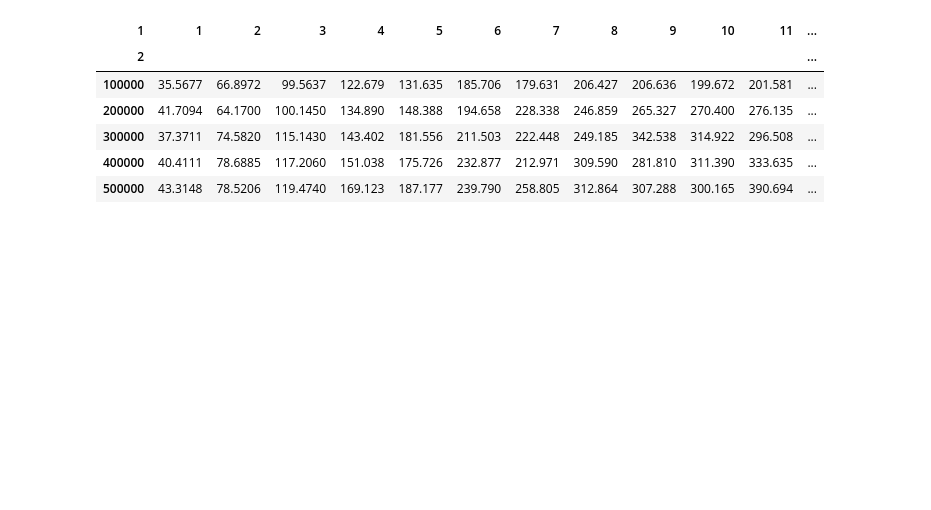
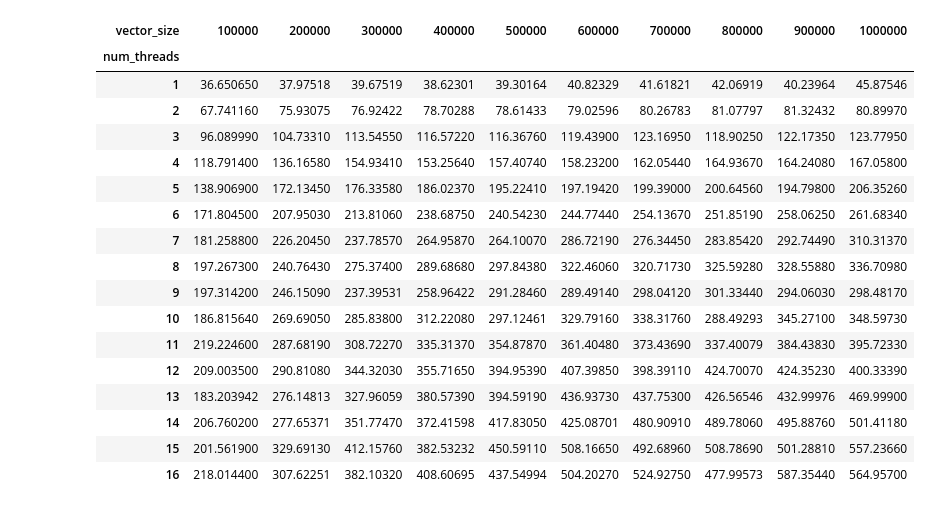
Before and after one commit to tianyi93/hpxMP_performance, a Jupyter notebook: tiny_bench/scripts/plot.ipynb, the cells around one changed output. Drawn from its saved outputs; the diff is of its cells as text; code cells hidden in the pictures; blank space fills up the shorter version.

```diff
--- a/tiny_bench/scripts/plot.ipynb
+++ b/tiny_bench/scripts/plot.ipynb
@@ -48,12 +59,23 @@ hpxmp_1_2.head()
-# %%
-hpxmp_1_2.pivot(2,1,0).head()
-# %% [output]
-| 1 | 1 | 2 | 3 | 4 | 5 | 6 | 7 | 8 | 9 | 10 | 11 | ... |
-| 2 |  |  |  |  |  |  |  |  |  |  |  | ... |
-| 100000 | 35.5677 | 66.8972 | 99.5637 | 122.679 | 131.635 | 185.706 | 179.631 | 206.427 | 206.636 | 199.672 | 201.581 | ... |
-| 200000 | 41.7094 | 64.1700 | 100.1450 | 134.890 | 148.388 | 194.658 | 228.338 | 246.859 | 265.327 | 270.400 | 276.135 | ... |
-| 300000 | 37.3711 | 74.5820 | 115.1430 | 143.402 | 181.556 | 211.503 | 222.448 | 249.185 | 342.538 | 314.922 | 296.508 | ... |
-| 400000 | 40.4111 | 78.6885 | 117.2060 | 151.038 | 175.726 | 232.877 | 212.971 | 309.590 | 281.810 | 311.390 | 333.635 | ... |
-| 500000 | 43.3148 | 78.5206 | 119.4740 | 169.123 | 187.177 | 239.790 | 258.805 | 312.864 | 307.288 | 300.165 | 390.694 | ... |
+# %%
+hpxmp_1_2.pivot('num_threads','vector_size','mfc/s').head(16)
+# %% [output]
+| vector_size | 100000 | 200000 | 300000 | 400000 | 500000 | 600000 | 700000 | 800000 | 900000 | 1000000 |
+| num_threads |  |  |  |  |  |  |  |  |  |  |
+| 1 | 36.650650 | 37.97518 | 39.67519 | 38.62301 | 39.30164 | 40.82329 | 41.61821 | 42.06919 | 40.23964 | 45.87546 |
+| 2 | 67.741160 | 75.93075 | 76.92422 | 78.70288 | 78.61433 | 79.02596 | 80.26783 | 81.07797 | 81.32432 | 80.89970 |
+| 3 | 96.089990 | 104.73310 | 113.54550 | 116.57220 | 116.36760 | 119.43900 | 123.16950 | 118.90250 | 122.17350 | 123.77950 |
+| 4 | 118.791400 | 136.16580 | 154.93410 | 153.25640 | 157.40740 | 158.23200 | 162.05440 | 164.93670 | 164.24080 | 167.05800 |
+| 5 | 138.906900 | 172.13450 | 176.33580 | 186.02370 | 195.22410 | 197.19420 | 199.39000 | 200.64560 | 194.79800 | 206.35260 |
+| 6 | 171.804500 | 207.95030 | 213.81060 | 238.68750 | 240.54230 | 244.77440 | 254.13670 | 251.85190 | 258.06250 | 261.68340 |
+| 7 | 181.258800 | 226.20450 | 237.78570 | 264.95870 | 264.10070 | 286.72190 | 276.34450 | 283.85420 | 292.74490 | 310.31370 |
+| 8 | 197.267300 | 240.76430 | 275.37400 | 289.68680 | 297.84380 | 322.46060 | 320.71730 | 325.59280 | 328.55880 | 336.70980 |
+| 9 | 197.314200 | 246.15090 | 237.39531 | 258.96422 | 291.28460 | 289.49140 | 298.04120 | 301.33440 | 294.06030 | 298.48170 |
+| 10 | 186.815640 | 269.69050 | 285.83800 | 312.22080 | 297.12461 | 329.79160 | 338.31760 | 288.49293 | 345.27100 | 348.59730 |
+| 11 | 219.224600 | 287.68190 | 308.72270 | 335.31370 | 354.87870 | 361.40480 | 373.43690 | 337.40079 | 384.43830 | 395.72330 |
+| 12 | 209.003500 | 290.81080 | 344.32030 | 355.71650 | 394.95390 | 407.39850 | 398.39110 | 424.70070 | 424.35230 | 400.33390 |
+| 13 | 183.203942 | 276.14813 | 327.96059 | 380.57390 | 394.59190 | 436.93730 | 437.75300 | 426.56546 | 432.99976 | 469.99900 |
+| 14 | 206.760200 | 277.65371 | 351.77470 | 372.41598 | 417.83050 | 425.08701 | 480.90910 | 489.78060 | 495.88760 | 501.41180 |
+| 15 | 201.561900 | 329.69130 | 412.15760 | 382.53232 | 450.59110 | 508.16650 | 492.68960 | 508.78690 | 501.28810 | 557.23660 |
+| 16 | 218.014400 | 307.62251 | 382.10320 | 408.60695 | 437.54994 | 504.20270 | 524.92750 | 477.99573 | 587.35440 | 564.95700 |
 # %%
 plt.figure(figsize=(16,10))
```
Also changed, not shown: parts of 7 cells of this notebook, 24 other files.
